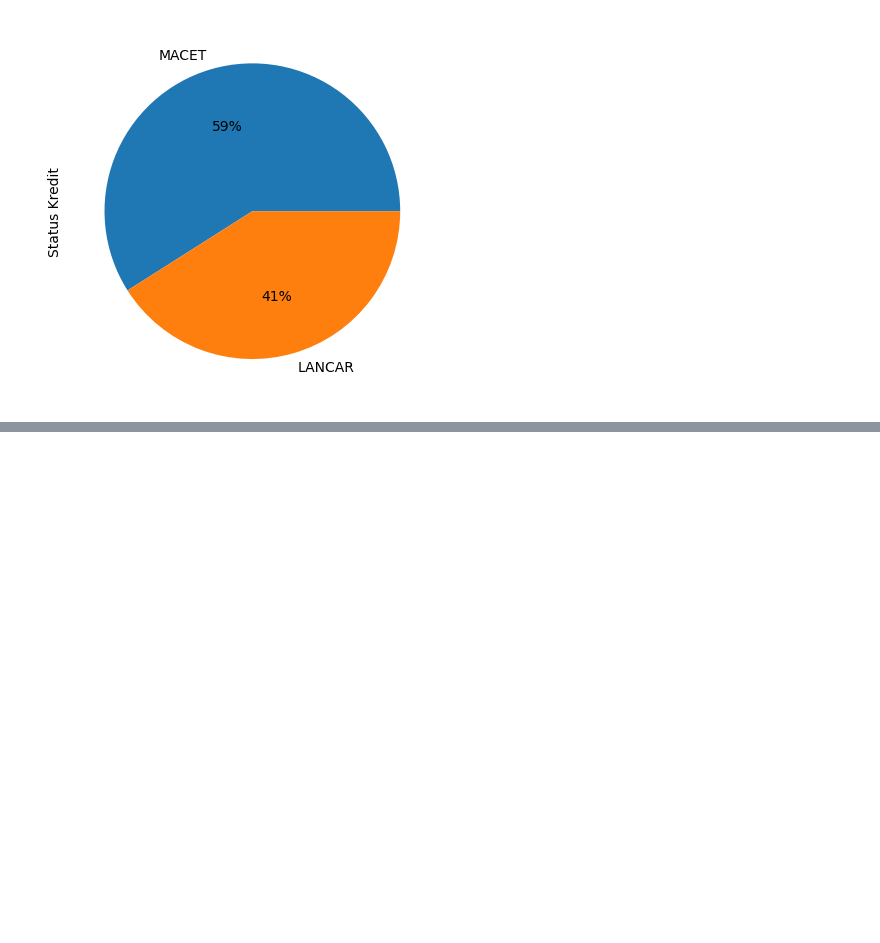
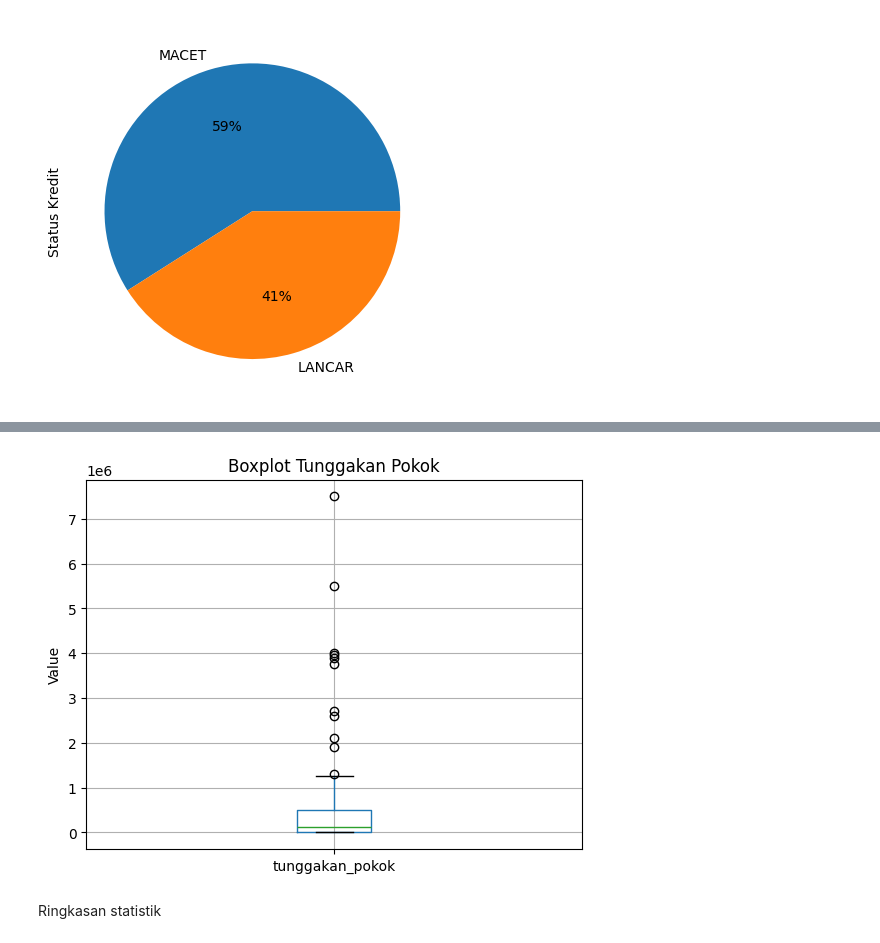
Before and after one commit to Rangga11268/TUGAS-data-science, a Jupyter notebook: project ADS pertemuan 5.ipynb, the cells around one changed output, grey strips where cells are left out. Saved outputs shown, nothing was run; the diff lists cells and outputs as text; code cells hidden in the pictures; blank space fills up the shorter version.

```diff
--- a/project ADS pertemuan 5.ipynb
+++ b/project ADS pertemuan 5.ipynb
@@ -218,0 +187,9 @@ plt.show()
+# %%
+data.boxplot(column=['tunggakan_pokok'])
+plt.ylabel('Value')
+plt.title('Boxplot Tunggakan Pokok')
+plt.show()
+# %% [output]
+[figure, added]
+# %% [markdown]
+Ringkasan statistik
```
Also changed, not shown: parts of 21 cells of this notebook, 4 other files.
